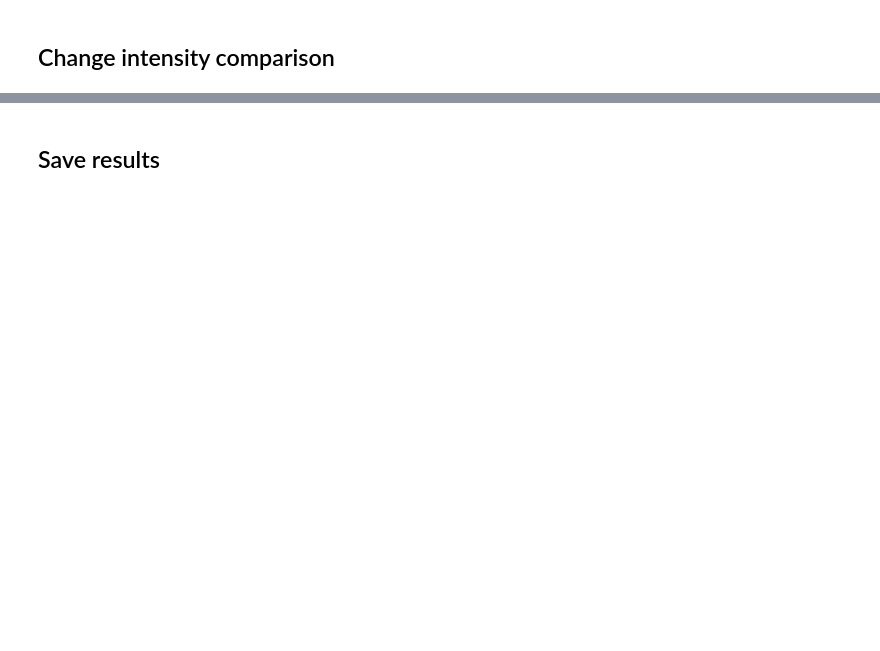
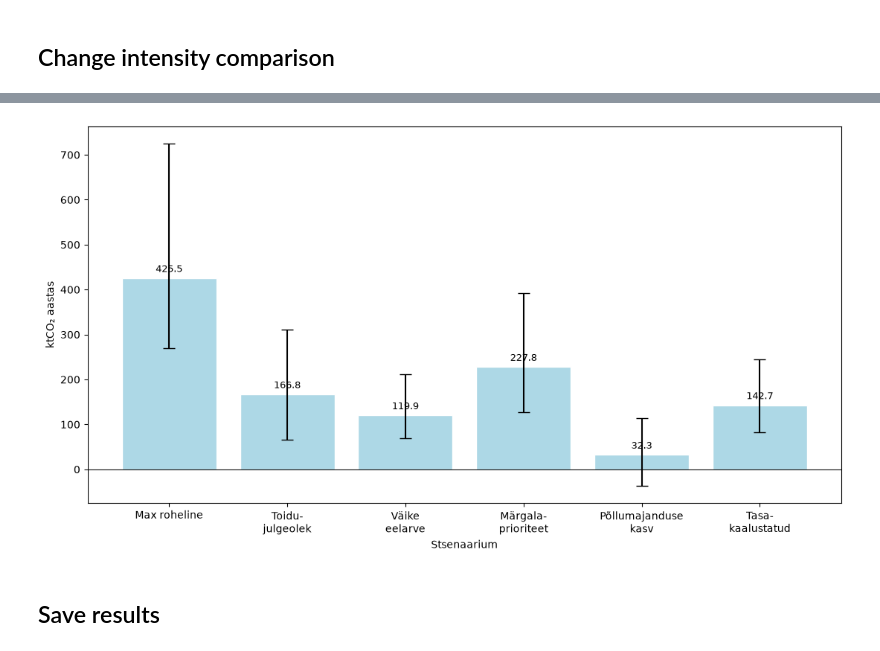
Before and after one commit to RRisto/et-landuse, a Jupyter notebook: notebooks/10_scenario_comparison.ipynb, the cells around one changed output, grey strips where cells are left out. Drawn from its saved outputs; the diff is of its cells as text; code cells hidden in the pictures; blank space fills up the shorter version.

```diff
--- a/notebooks/10_scenario_comparison.ipynb
+++ b/notebooks/10_scenario_comparison.ipynb
@@ -443,0 +1105,91 @@ plt.close(fig)
+# %%
+from estonia_landuse.simulator.carbon_tonnes import summarize_carbon_tonnes
+import matplotlib.pyplot as plt
+import numpy as np
+import pandas as pd
+
+scenario_labels_et = {
+    "green_maximum": "Max roheline",
+    "food_security": "Toidu-\njulgeolek",
+    "low_budget": "Väike\neelarve",
+    "wetland_priority": "Märgala-\nprioriteet",
+    "sustainable_agriculture": "Põllumajanduse\nkasv",
+    "balanced": "Tasa-\nkaalustatud",
+}
+
+carbon_tonnes_results = []
+
+for name, data in results.items():
+    policy = selected_policies[name]
+
+    raw_targets = policy.prescribe(feat_norm)
+    targets_norm = realize_targets(features_df, raw_targets, data["config"])
+    report = summarize_carbon_tonnes(features_df, targets_norm)
+
+    carbon_tonnes_results.append({
+        "Stsenaarium": scenario_labels_et.get(name, name),
+        "ktCO₂/aasta (madal)": report["total_tco2_per_year_low"] / 1_000,
+        "ktCO₂/aasta (keskmine)": report["total_tco2_per_year_mid"] / 1_000,
+        "ktCO₂/aasta (kõrge)": report["total_tco2_per_year_high"] / 1_000,
+        "Muutunud maa (ha)": report["total_ha_changed"],
+        "Muutunud maa (km²)": report["total_km2_changed"],
+    })
+
+carbon_tonnes_summary = pd.DataFrame(carbon_tonnes_results)
+
+display(
+    carbon_tonnes_summary.style.format({
+        "ktCO₂/aasta (madal)": "{:,.1f}",
+        "ktCO₂/aasta (keskmine)": "{:,.1f}",
+        "ktCO₂/aasta (kõrge)": "{:,.1f}",
+        "Muutunud maa (ha)": "{:,.0f}",
+        "Muutunud maa (km²)": "{:,.1f}",
+    })
+)
+
+plot_df = carbon_tonnes_summary.copy()
+
+keskmine = plot_df["ktCO₂/aasta (keskmine)"].to_numpy()
+madal = plot_df["ktCO₂/aasta (madal)"].to_numpy()
+kõrge = plot_df["ktCO₂/aasta (kõrge)"].to_numpy()
+
+veapiirid = np.vstack([
+    keskmine - madal,
+    kõrge - keskmine,
+])
+
+fig, ax = plt.subplots(figsize=(11, 6))
+
+ax.bar(
+    plot_df["Stsenaarium"],
+    keskmine,
+    yerr=veapiirid,
+    capsize=6,
+    color="lightblue",
+    edgecolor="white",
+)
+
+ax.axhline(0, color="black", linewidth=0.8)
+#ax.set_title("Stsenaariumide hinnanguline süsinikumõju")
+ax.set_ylabel("ktCO₂ aastas")
+ax.set_xlabel("Stsenaarium")
+ax.tick_params(axis="x", labelsize=10)
+
+for indeks, väärtus in enumerate(keskmine):
+    ax.annotate(
+        f"{väärtus:,.1f}",
+        (indeks, väärtus),
+        xytext=(0, 6 if väärtus >= 0 else -14),
+        textcoords="offset points",
+        ha="center",
+        fontsize=9,
+    )
+
+fig.tight_layout()
+plt.savefig(
+    "plots/stsenaariumide_süsinikumõju_ktco2.png",
+    dpi=200,
+    bbox_inches="tight",
+)
+plt.show()
+# %% [output]
@@ -444,3 +1203,4 @@ plt.close(fig)
+[figure, added]
 # %% [markdown]
 ## Save results
 # %%
```
Also changed, not shown: parts of 19 cells of this notebook, 5 other files.
